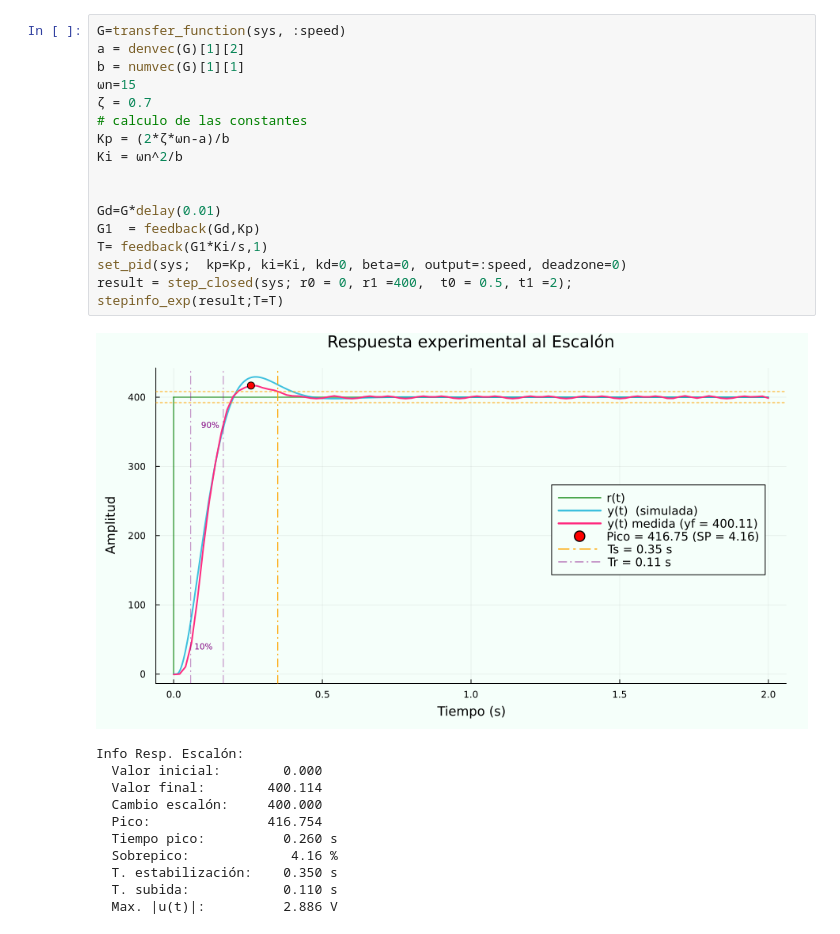
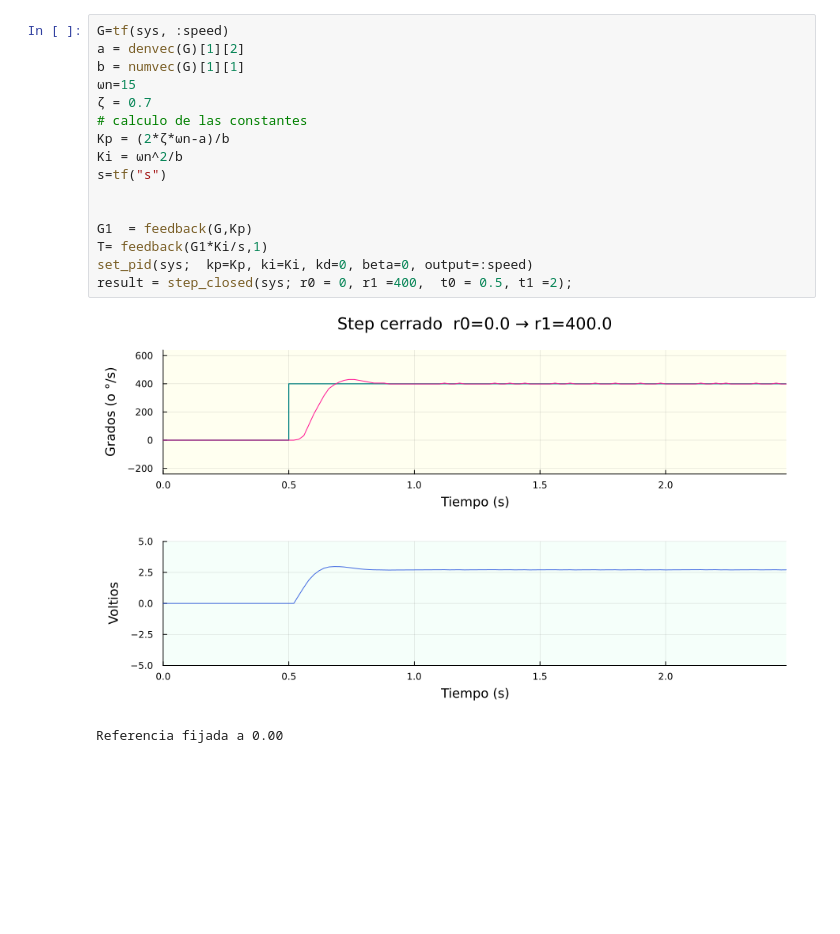
Before and after one commit to nebisman/DCMotor.jl, a Jupyter notebook: ejemplos/notebooks/notebook_test.ipynb, the cells around one changed output. Saved outputs shown, nothing was run; the diff lists cells and outputs as text; blank space fills up the shorter version.

```diff
--- a/ejemplos/notebooks/notebook_test.ipynb
+++ b/ejemplos/notebooks/notebook_test.ipynb
@@ -27,30 +19,20 @@ G = get_model_prbs(sys; yop=360,sigma=100);
 # %%
-G=transfer_function(sys, :speed)
+G=tf(sys, :speed)
 a = denvec(G)[1][2]
 b = numvec(G)[1][1]
 ωn=15
 ζ = 0.7
 # calculo de las constantes
 Kp = (2*ζ*ωn-a)/b
 Ki = ωn^2/b
+s=tf("s")
 
 
-Gd=G*delay(0.01)
-G1  = feedback(Gd,Kp)
+G1  = feedback(G,Kp)
 T= feedback(G1*Ki/s,1)
-set_pid(sys;  kp=Kp, ki=Ki, kd=0, beta=0, output=:speed, deadzone=0)
+set_pid(sys;  kp=Kp, ki=Ki, kd=0, beta=0, output=:speed)
 result = step_closed(sys; r0 = 0, r1 =400,  t0 = 0.5, t1 =2);
-stepinfo_exp(result;T=T)
 # %% [output]
-[figure, old version]
+[figure, new version]
-Info Resp. Escalón:
-  Valor inicial:        0.000
-  Valor final:        400.114
-  Cambio escalón:     400.000
-  Pico:               416.754
-  Tiempo pico:          0.260 s
-  Sobrepico:             4.16 %
-  T. estabilización:    0.350 s
-  T. subida:            0.110 s
-  Max. |u(t)|:          2.886 V
+Referencia fijada a 0.00
 # %%
```
Also changed, not shown: parts of 4 cells of this notebook, 45 other files.
